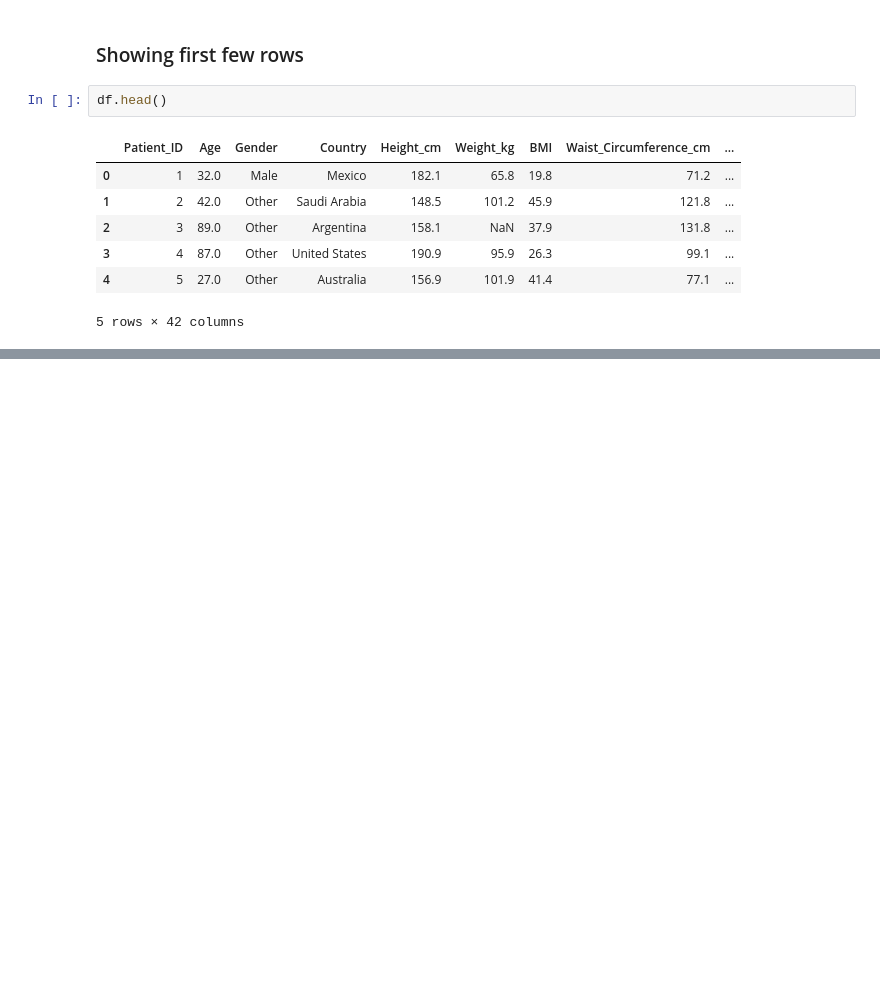
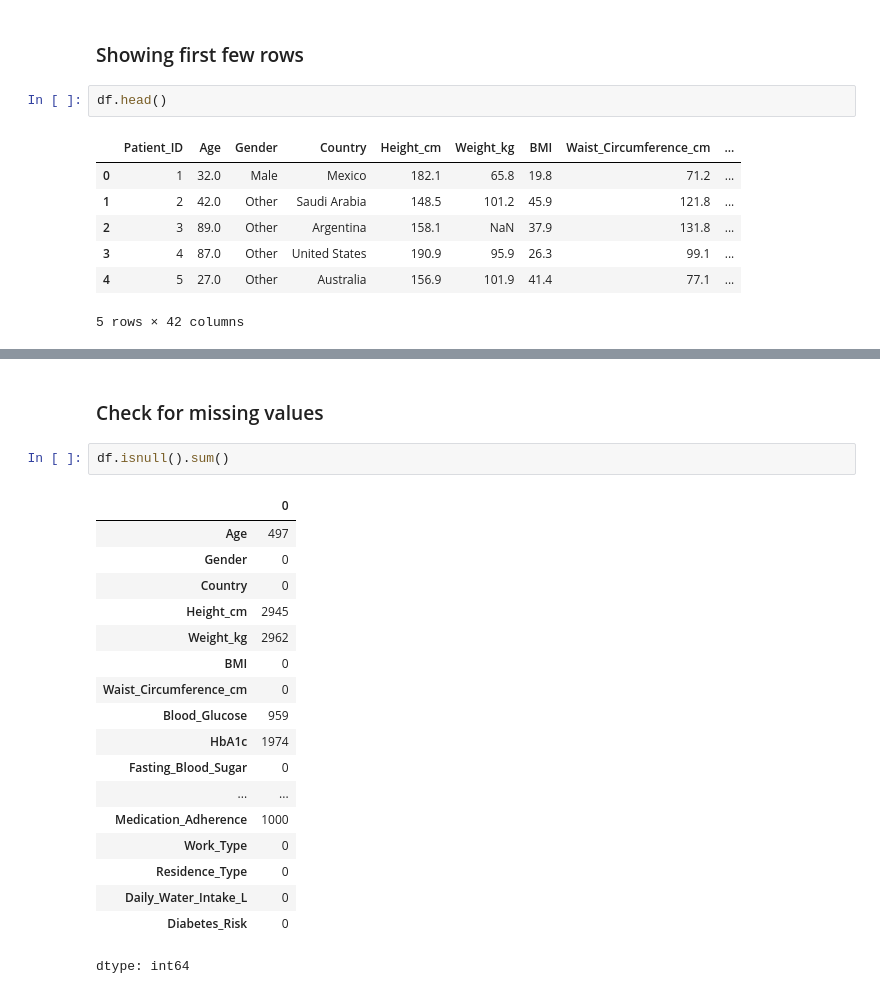
Before and after one commit to mdzubayereashraf/Ostad-AI-Engineering-Course-Assignments, a Jupyter notebook: Assignmen_No_11(Diabetes_Prediction).ipynb, the cells around one changed output, grey strips where cells are left out. Cells and saved outputs as stored; diff of their text form; blank space fills up the shorter version.

```diff
--- a/Assignmen_No_11(Diabetes_Prediction).ipynb
+++ b/Assignmen_No_11(Diabetes_Prediction).ipynb
@@ -45,0 +86,23 @@ df.head()
+# %% [markdown]
+### Check for missing values
+# %%
+df.isnull().sum()
+# %% [output]
+|  | 0 |
+| Age | 497 |
+| Gender | 0 |
+| Country | 0 |
+| Height_cm | 2945 |
+| Weight_kg | 2962 |
+| BMI | 0 |
+| Waist_Circumference_cm | 0 |
+| Blood_Glucose | 959 |
+| HbA1c | 1974 |
+| Fasting_Blood_Sugar | 0 |
+| ... | ... |
+| Medication_Adherence | 1000 |
+| Work_Type | 0 |
+| Residence_Type | 0 |
+| Daily_Water_Intake_L | 0 |
+| Diabetes_Risk | 0 |
+dtype: int64
```
Also changed, not shown: parts of 25 cells of this notebook.
